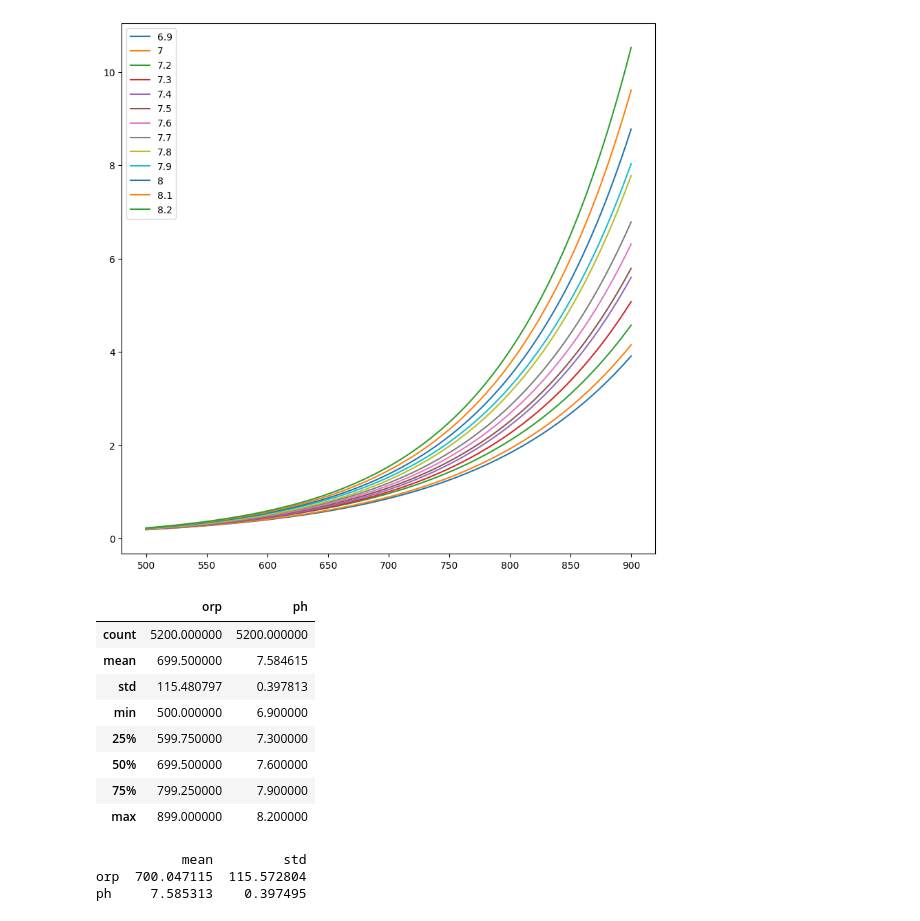
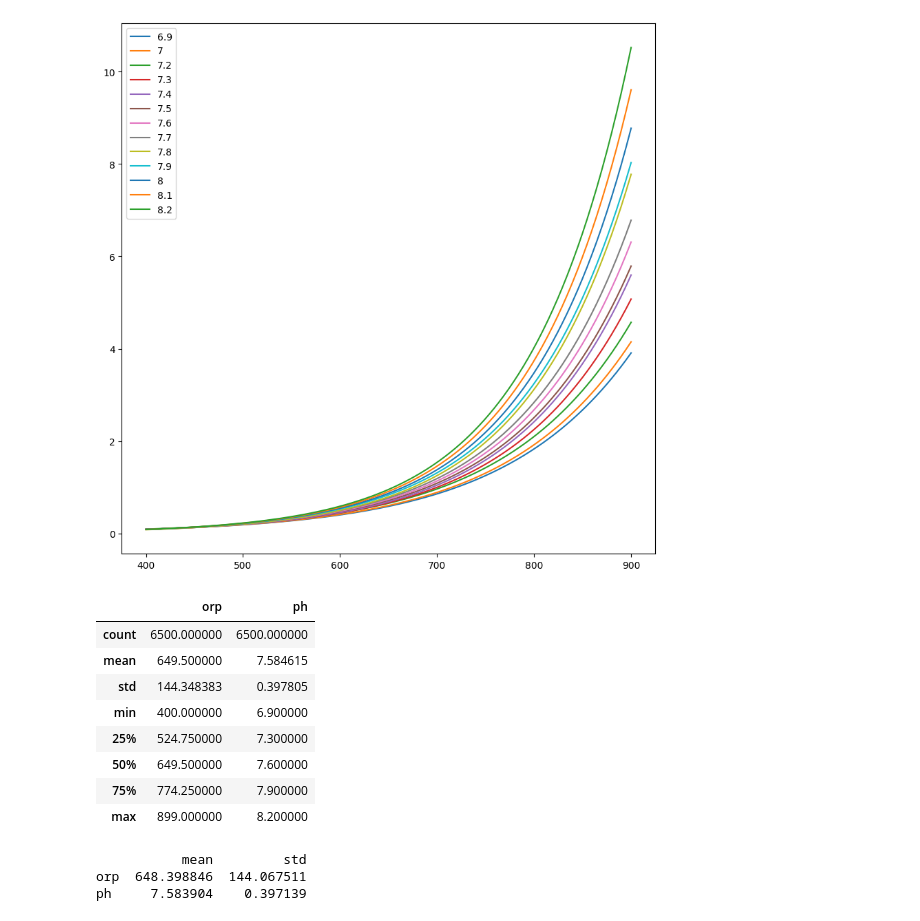
Before and after one commit to mzakharo/tubby, a Jupyter notebook: fc_model.ipynb, the cells around one changed output. Drawn from its saved outputs; the diff is of its cells as text; code cells hidden in the pictures.

```diff
--- a/fc_model.ipynb
+++ b/fc_model.ipynb
@@ -19,8 +21,6 @@ np.set_printoptions(precision=3, suppress=True)
 #Data from https://jenfitch.com/free-chlorine-orpmv-vs-ph-new/
 df = pd.read_csv('https://raw.githubusercontent.com/mzakharo/micropython/tubby/ports/esp32/orp.csv')
 df_orig = df.copy()
-df['bro'] = df['ppm CL'] * 2.25
-
 print(df)
 labels = df_orig.pop('ppm CL')
 
@@ -31,4 +31,5 @@ for column in df_orig:
     for i, v in enumerate(vals):
         vs.append((v, c, labels[i]))
 dataset_orig = pd.DataFrame(vs, columns= ('orp', 'ph', 'fc'))
+print(dataset_orig)
 # %% [output]
@@ -61,7 +62,8 @@ for ph in df_orig.columns:
     fit = lmodel.fit(ydata, params, x=xdata)
     models[str(ph)] = fit
     #print(fit.fit_report())
-    #fit.plot_fit(title=str(ph))
+    plt.figure()
+    fit.plot_fit(title=str(ph))
     #fit.eval(x=p0)
 models.keys()
 # %% [output]
@@ -69,30 +84,30 @@ dict_keys(['6.9', '7', '7.2', '7.3', '7.4', '7.5', '7.6', '7.7', '7.8', '7.9', '
 # %%
-sample_xs = np.linspace( 500, 900, 100 )
+sample_xs = np.linspace( 400, 900, 100 )
 sample_xs.shape
 plt.figure(figsize=(10,10))
 for key, mod in models.items():
     plt.plot(sample_xs, mod.eval(x=sample_xs), label=key)
 plt.legend()
 plt.show()
 # %% [output]
-[figure, old version]
+[figure, new version]
 # %%
 vs = []
 for ph, fit in models.items():
-    for orp in range(500, 900):
+    for orp in range(400, 900):
         fc = fit.eval(x=orp)
         vs.append((orp, float(ph), fc))
 dataset = pd.DataFrame(vs, columns= ('orp', 'ph', 'fc'))
 dataset.describe()
 # %% [output]
 |  | orp | ph |
-| count | 5200.000000 | 5200.000000 |
-| mean | 699.500000 | 7.584615 |
-| std | 115.480797 | 0.397813 |
-| min | 500.000000 | 6.900000 |
-| 25% | 599.750000 | 7.300000 |
-| 50% | 699.500000 | 7.600000 |
-| 75% | 799.250000 | 7.900000 |
+| count | 6500.000000 | 6500.000000 |
+| mean | 649.500000 | 7.584615 |
+| std | 144.348383 | 0.397805 |
+| min | 400.000000 | 6.900000 |
+| 25% | 524.750000 | 7.300000 |
+| 50% | 649.500000 | 7.600000 |
+| 75% | 774.250000 | 7.900000 |
 | max | 899.000000 | 8.200000 |
 # %%
 train_dataset = dataset.sample(frac=0.8)#, random_state=0)
@@ -100,21 +115,25 @@ test_dataset = dataset.drop(train_dataset.index) #dataset_orig # dataset.drop(tr
 
 train_features = train_dataset.copy()
 train_labels = train_features.pop(TARGET)
+train_labels = np.array(train_labels.to_list(), dtype=np.float64)
 
 test_features = test_dataset.copy()
 test_labels = test_features.pop(TARGET)
+test_labels = np.array(test_labels.to_list(), dtype=np.float64)
+
 
 print(train_dataset.describe().transpose()[['mean', 'std']])
 #sns.pairplot(train_dataset, diag_kind='kde')
 
-inorm = tf.keras.layers.Normalization(axis=-1, input_shape=[2, ])
+inorm = keras.layers.Normalization(axis=-1, input_shape=[2, ])
 inorm.adapt(np.array(train_features))
-onorm = tf.keras.layers.Normalization(axis=-1,  invert=True)
+
+onorm = keras.layers.Normalization(axis=None, invert=True)
 onorm.adapt(np.array(train_labels))
 # %% [output]
            mean         std
-orp  700.047115  115.572804
-ph     7.585313    0.397495
+orp  648.398846  144.067511
+ph     7.583904    0.397139
 # %%
 checkpoint_filepath = 'checkpoint0.keras'
 model_checkpoint_callback = keras.callbacks.ModelCheckpoint(
```
Also changed, not shown: parts of 11 cells of this notebook.
